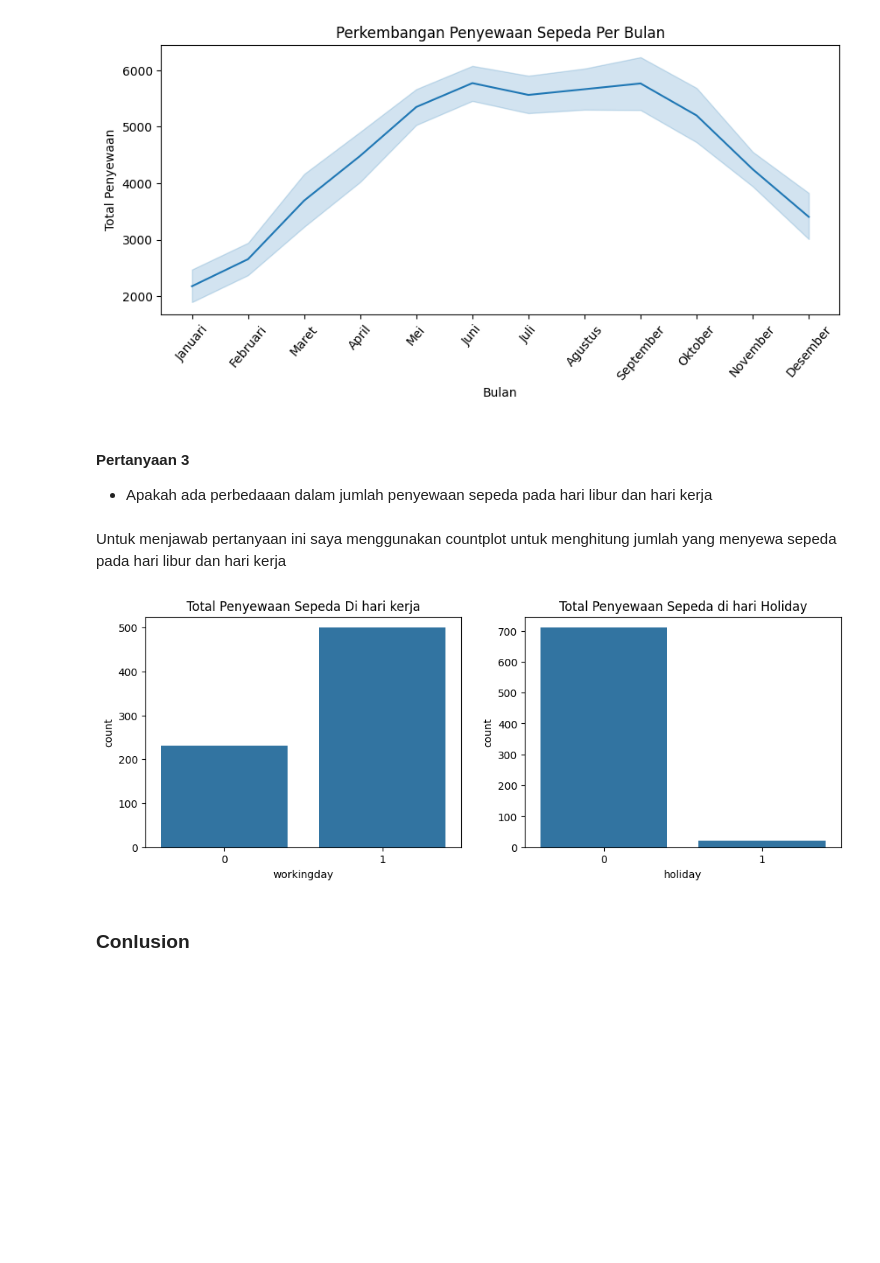
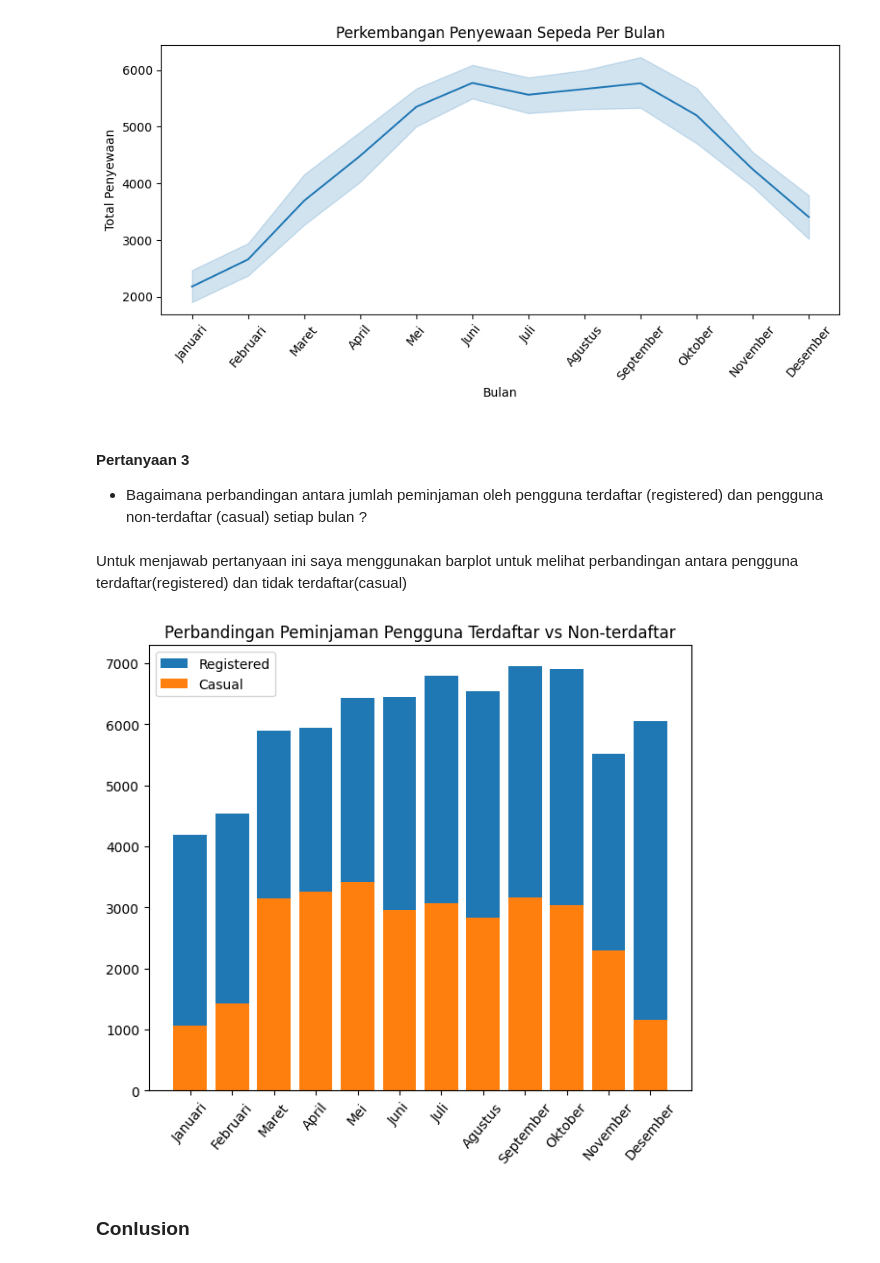
Before and after one commit to hanifsyabani/submission_analisis_data, a Jupyter notebook: data.ipynb, the cells around one changed output. Drawn from its saved outputs; the diff is of its cells as text; code cells hidden in the pictures; blank space fills up the shorter version.

```diff
--- a/data.ipynb
+++ b/data.ipynb
@@ -176,25 +176,22 @@ plt.ylabel('Total Penyewaan')
 plt.show()
 # %% [output]
 [figure]
-# %% [markdown]
-#### Pertanyaan 3
-- Apakah ada perbedaaan dalam jumlah penyewaan sepeda pada hari libur dan hari kerja
-# %% [markdown]
-Untuk menjawab pertanyaan ini saya menggunakan countplot untuk menghitung jumlah yang menyewa sepeda pada hari libur dan hari kerja
-# %%
-plt.figure(figsize=(12,4), dpi=100)
-plt.subplot(1,2,1)
-sns.countplot(data=day_data, x='workingday')
-plt.title('Total Penyewaan Sepeda Di hari kerja')
-
-
-plt.subplot(1,2,2)
-sns.countplot(data=day_data, x='holiday')
-plt.title('Total Penyewaan Sepeda di hari Holiday')
-
-plt.show()
-# %% [output]
-[figure, removed]
+# %% [markdown]
+#### Pertanyaan 3
+- Bagaimana perbandingan antara jumlah peminjaman oleh pengguna terdaftar (registered) dan pengguna non-terdaftar (casual) setiap bulan ?
+# %% [markdown]
+Untuk menjawab pertanyaan ini saya menggunakan barplot untuk melihat perbandingan antara pengguna terdaftar(registered) dan tidak terdaftar(casual)
+# %%
+plt.figure(figsize=(16,6), dpi=100)
+plt.subplot(1,2,1)
+plt.bar(day_data['mnth'], day_data['registered'])
+plt.bar(day_data['mnth'], day_data['casual'])
+plt.title('Perbandingan Peminjaman Pengguna Terdaftar vs Non-terdaftar')
+plt.legend(['Registered', 'Casual'])
+plt.xticks(rotation=50)
+plt.show()
+# %% [output]
+[figure, added]
 # %% [markdown]
 ### Conlusion
 # %% [markdown]
```
Also changed, not shown: parts of 3 cells of this notebook, 1 other file.
